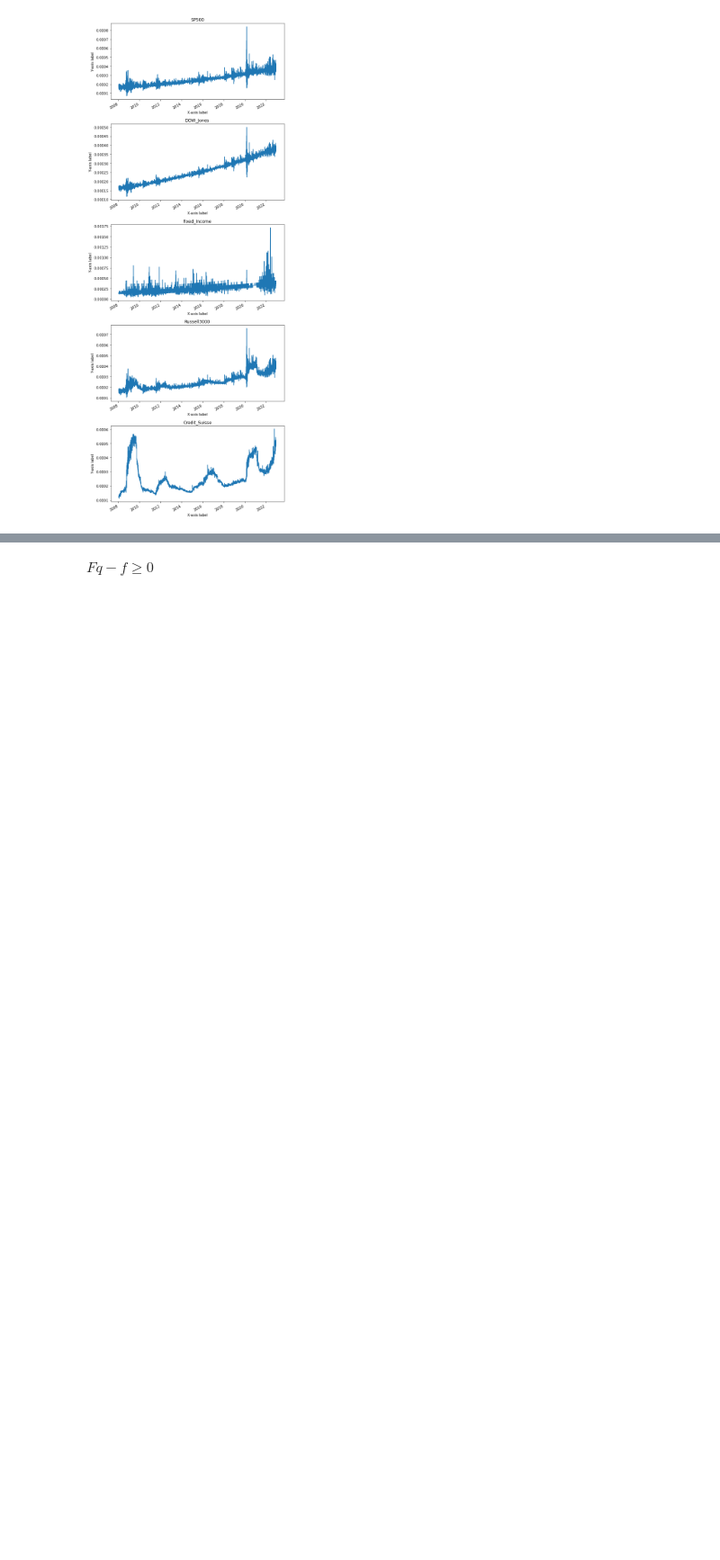
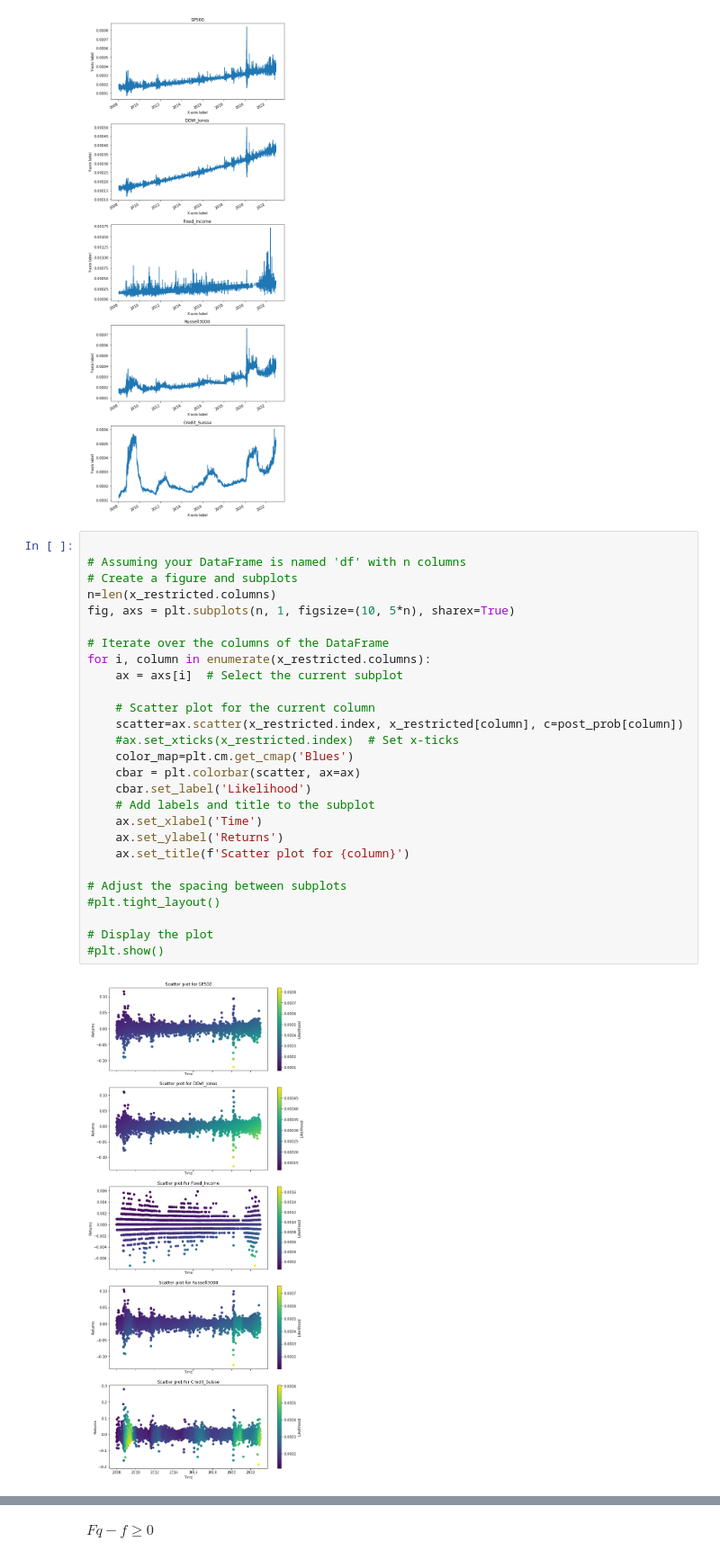
Before and after one commit to LucaDaquanno/Conditional-Monte-Carlo, a Jupyter notebook: Entropy_pool_prob_300323.ipynb, the cells around one changed output, grey strips where cells are left out. Shown at 90% size. Cells and saved outputs as stored; diff of their text form; blank space fills up the shorter version.

```diff
--- a/Entropy_pool_prob_300323.ipynb
+++ b/Entropy_pool_prob_300323.ipynb
@@ -705,6 +705,35 @@ plt.tight_layout()
 plt.show()
 # %% [output]
 [figure]
+# %%
+
+# Assuming your DataFrame is named 'df' with n columns
+# Create a figure and subplots
+n=len(x_restricted.columns)
+fig, axs = plt.subplots(n, 1, figsize=(10, 5*n), sharex=True)
+
+# Iterate over the columns of the DataFrame
+for i, column in enumerate(x_restricted.columns):
+    ax = axs[i]  # Select the current subplot
+
+    # Scatter plot for the current column
+    scatter=ax.scatter(x_restricted.index, x_restricted[column], c=post_prob[column])
+    #ax.set_xticks(x_restricted.index)  # Set x-ticks
+    color_map=plt.cm.get_cmap('Blues')
+    cbar = plt.colorbar(scatter, ax=ax)
+    cbar.set_label('Likelihood')
+    # Add labels and title to the subplot
+    ax.set_xlabel('Time')
+    ax.set_ylabel('Returns')
+    ax.set_title(f'Scatter plot for {column}')
+
+# Adjust the spacing between subplots
+#plt.tight_layout()
+
+# Display the plot
+#plt.show()
+# %% [output]
+[figure, added]
 # %%
 (post_prob*epsilon_restricted).sum()
 # %% [output]
```
Also changed, not shown: parts of 2 cells of this notebook.
